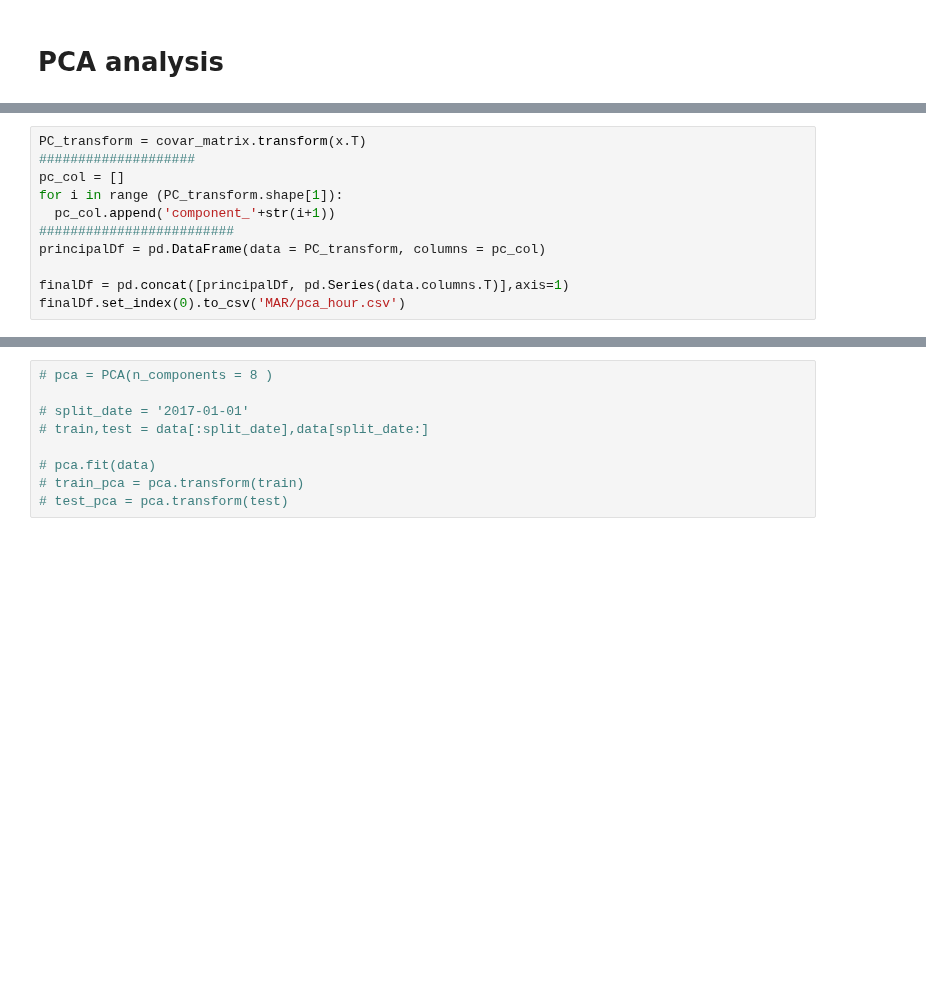
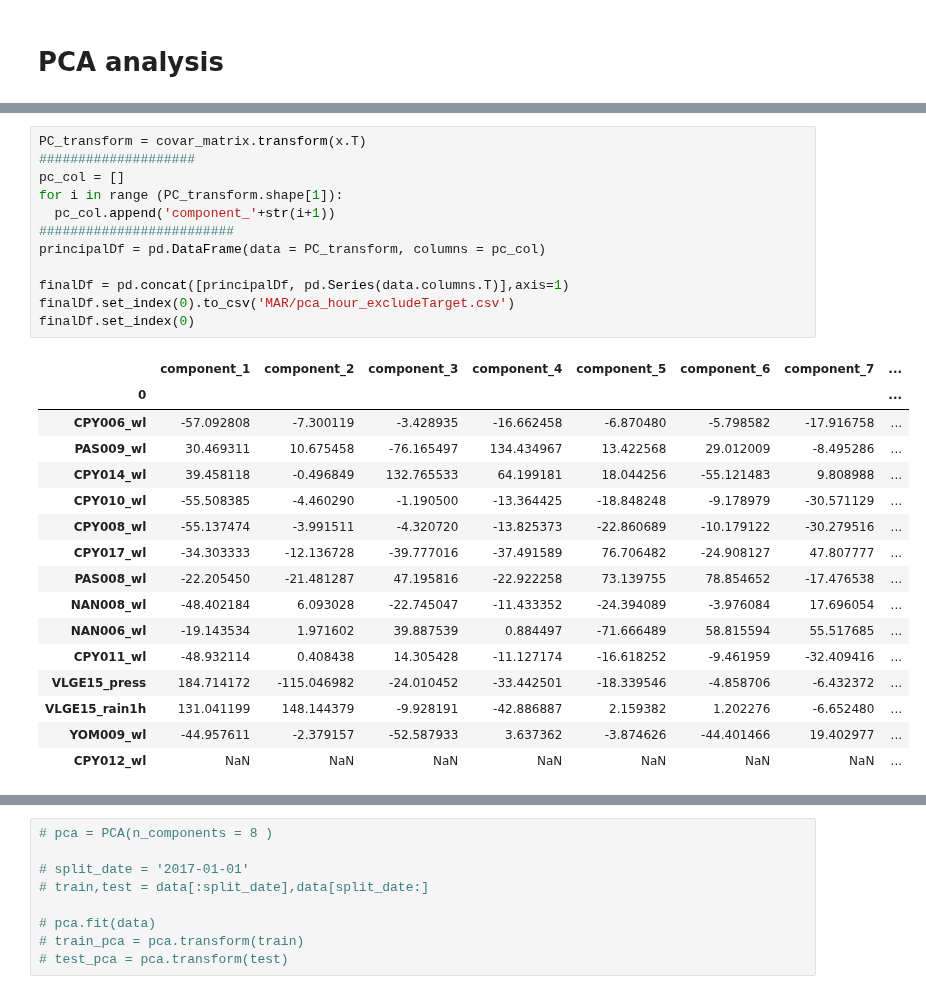
Before and after one commit to SB91ko/ChaoprayaRiver_WaterLV_prediction, a Jupyter notebook: Useful_PCA.ipynb, the cells around one changed output, grey strips where cells are left out. Saved outputs shown, nothing was run; the diff lists cells and outputs as text; blank space fills up the shorter version.

```diff
--- a/Useful_PCA.ipynb
+++ b/Useful_PCA.ipynb
@@ -54,14 +73,32 @@ PCA(n_components=14)
 # %%
 PC_transform = covar_matrix.transform(x.T)
 ####################
 pc_col = []
 for i in range (PC_transform.shape[1]):
   pc_col.append('component_'+str(i+1))
 #########################
 principalDf = pd.DataFrame(data = PC_transform, columns = pc_col)
 
 finalDf = pd.concat([principalDf, pd.Series(data.columns.T)],axis=1)
-finalDf.set_index(0).to_csv('MAR/pca_hour.csv')
+finalDf.set_index(0).to_csv('MAR/pca_hour_excludeTarget.csv')
+finalDf.set_index(0)
+# %% [output]
+|  | component_1 | component_2 | component_3 | component_4 | component_5 | component_6 | component_7 | ... |
+| 0 |  |  |  |  |  |  |  | ... |
+| CPY006_wl | -57.092808 | -7.300119 | -3.428935 | -16.662458 | -6.870480 | -5.798582 | -17.916758 | ... |
+| PAS009_wl | 30.469311 | 10.675458 | -76.165497 | 134.434967 | 13.422568 | 29.012009 | -8.495286 | ... |
+| CPY014_wl | 39.458118 | -0.496849 | 132.765533 | 64.199181 | 18.044256 | -55.121483 | 9.808988 | ... |
+| CPY010_wl | -55.508385 | -4.460290 | -1.190500 | -13.364425 | -18.848248 | -9.178979 | -30.571129 | ... |
+| CPY008_wl | -55.137474 | -3.991511 | -4.320720 | -13.825373 | -22.860689 | -10.179122 | -30.279516 | ... |
+| CPY017_wl | -34.303333 | -12.136728 | -39.777016 | -37.491589 | 76.706482 | -24.908127 | 47.807777 | ... |
+| PAS008_wl | -22.205450 | -21.481287 | 47.195816 | -22.922258 | 73.139755 | 78.854652 | -17.476538 | ... |
+| NAN008_wl | -48.402184 | 6.093028 | -22.745047 | -11.433352 | -24.394089 | -3.976084 | 17.696054 | ... |
+| NAN006_wl | -19.143534 | 1.971602 | 39.887539 | 0.884497 | -71.666489 | 58.815594 | 55.517685 | ... |
+| CPY011_wl | -48.932114 | 0.408438 | 14.305428 | -11.127174 | -16.618252 | -9.461959 | -32.409416 | ... |
+| VLGE15_press | 184.714172 | -115.046982 | -24.010452 | -33.442501 | -18.339546 | -4.858706 | -6.432372 | ... |
+| VLGE15_rain1h | 131.041199 | 148.144379 | -9.928191 | -42.886887 | 2.159382 | 1.202276 | -6.652480 | ... |
+| YOM009_wl | -44.957611 | -2.379157 | -52.587933 | 3.637362 | -3.874626 | -44.401466 | 19.402977 | ... |
+| CPY012_wl | NaN | NaN | NaN | NaN | NaN | NaN | NaN | ... |
 # %%
 fig,ax = plt.subplots(1,2, figsize=(10,7))
 ##########################################
```
Also changed, not shown: parts of 4 cells of this notebook, 3 other files.
